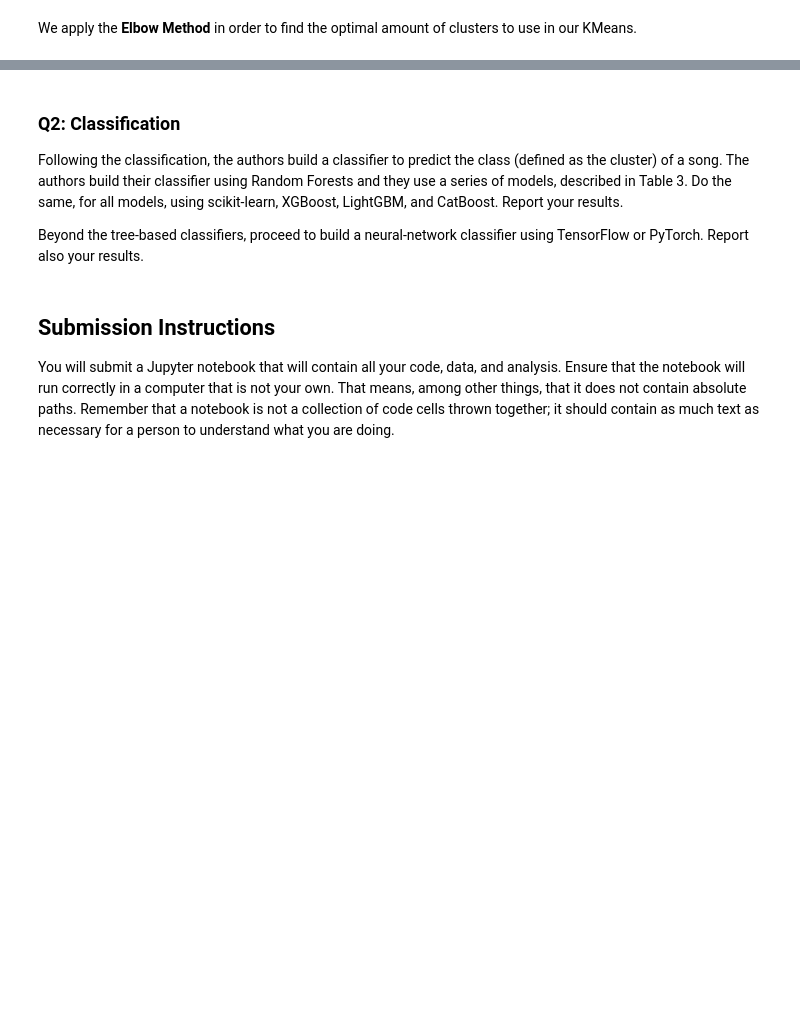
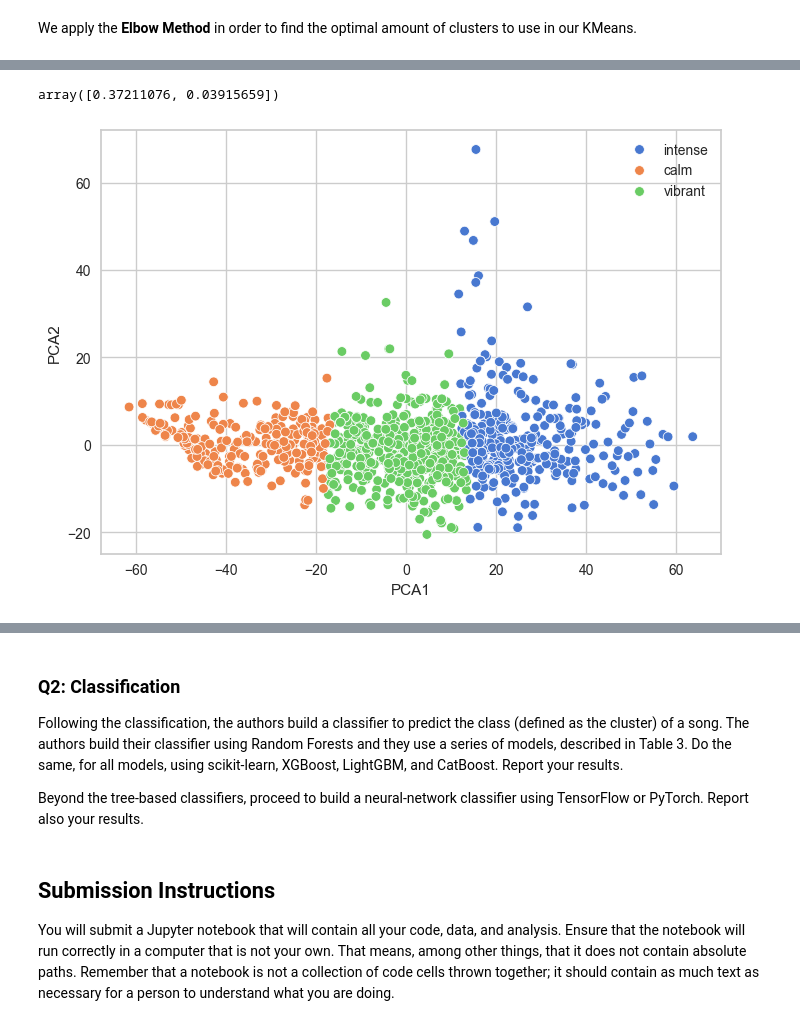
Before and after one commit to miketheofan/msc-in-data-science, a Jupyter notebook: pepmusic_assignment.ipynb, the cells around one changed output, grey strips where cells are left out. Cells and saved outputs as stored; diff of their text form; code cells hidden in the pictures; blank space fills up the shorter version.

```diff
--- a/pepmusic_assignment.ipynb
+++ b/pepmusic_assignment.ipynb
@@ -268,0 +292,4 @@ sorted(scores.items(), key=lambda kv: kv[1], reverse=True)
+# %%
+kmeans = KMeans(n_clusters=3, random_state=0)
+clusters = kmeans.fit_predict(scaled_df)
+kmeans
@@ -268,0 +300,6 @@ sorted(scores.items(), key=lambda kv: kv[1], reverse=True)
+# %%
+# Mapping dictionary
+cluster_names = {0: 'intense', 1: 'calm', 2: 'vibrant'}
+
+df['clusteringLabel'] = [cluster_names[cluster] for cluster in clusters]
+df.head()
@@ -268,0 +313,17 @@ sorted(scores.items(), key=lambda kv: kv[1], reverse=True)
+# %%
+pca = PCA(n_components=2)
+pca_data = pca.fit_transform(scaled_df)
+pca.explained_variance_ratio_
+# %% [output]
+array([0.37211076, 0.03915659])
+# %%
+mapped_labels = [cluster_names[label] for label in kmeans.labels_]
+
+_ = sns.scatterplot(x=pca_data[:, 0], y=pca_data[:, 1], hue=mapped_labels,
+                    palette=sns.color_palette('muted', n_colors=3))
+
+plt.xlabel('PCA1')
+plt.ylabel('PCA2')
+plt.show()
+# %% [output]
+[figure, added]
```
Also changed, not shown: parts of 23 cells of this notebook.
